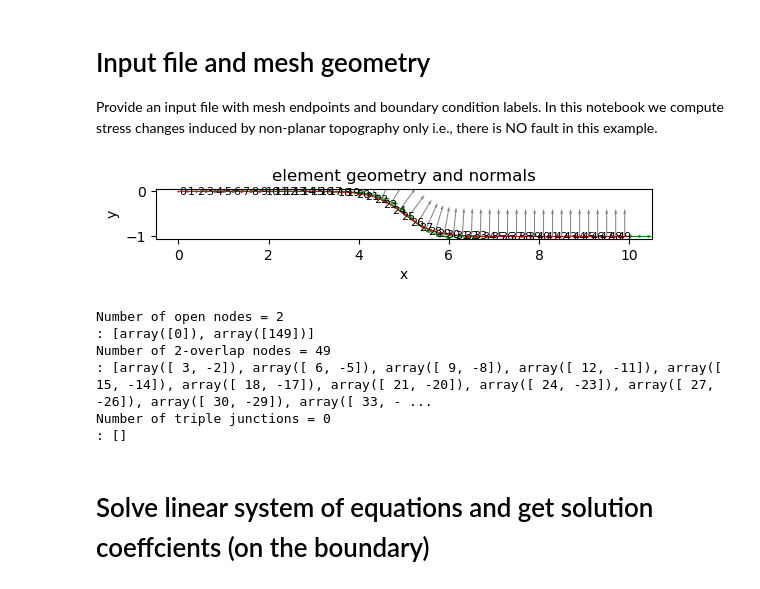
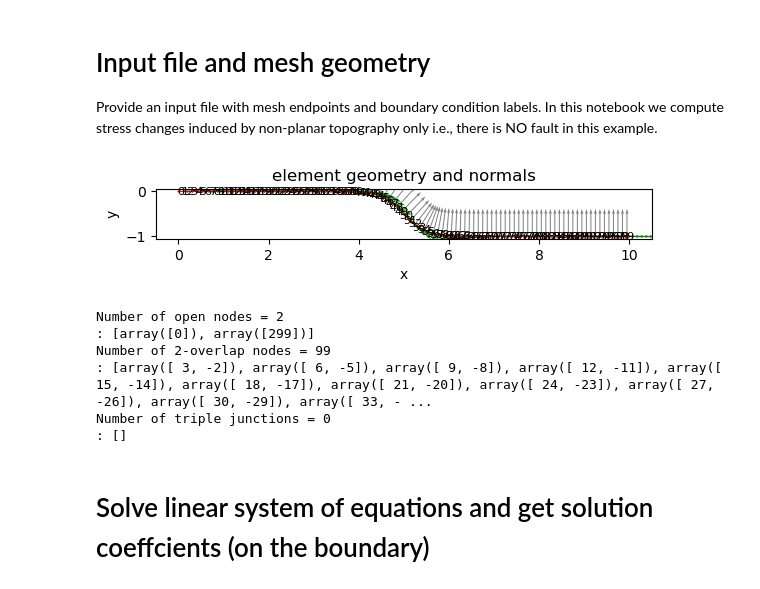
Before and after one commit to mallickrishg/landslides, a Jupyter notebook: bem/python/example_topographic_stress.ipynb, the cells around one changed output. Saved outputs shown, nothing was run; the diff lists cells and outputs as text; code cells hidden in the pictures.

```diff
--- a/bem/python/example_topographic_stress.ipynb
+++ b/bem/python/example_topographic_stress.ipynb
@@ -79,40 +79,40 @@ def kernel_constructor(
 Provide an input file with mesh endpoints and boundary condition labels. In this notebook we compute stress changes induced by non-planar topography only i.e., there is NO fault in this example.
 # %%
 Lscale = 10
-npts = 51
+npts = 101
 
 xvals = np.linspace(0, Lscale, npts)
-yvals = logistic(xvals, L=-1, k=3, x0=Lscale / 2)
+yvals = logistic(xvals, L=-1, k=4, x0=Lscale / 2)
 
 x1 = xvals[0:-1]
 x2 = xvals[1:]
 y1 = yvals[0:-1]
 y2 = yvals[1:]
 # BCtype = np.array(["t_global" * (npts)])
 BCtype = np.array([f"t_global" for i in range(npts - 1)])
 
 # Elastic parameters and lithostatic effects
-mu = 30  # in GPa
+mu = 5  # in GPa
 nu = 0.25  # Poisson's ratio
-rho = 2.600  # normally in kg/m^3 but divide by 1e3 so that rho*g*y is in MPa (note y is in km)
+rho = 5  # normally in kg/m^3 but divide by 1e3 so that rho*g*y is in MPa (note y is in km) - rho*g/mu
 ydatum = 0  # provide a datum in km
 # construct mesh
 els = bemcs.initialize_els()
 stride = 6
 
 els.x1 = x1
 els.y1 = y1
 els.x2 = x2
 els.y2 = y2
 
 bemcs.standardize_els_geometry(els, reorder=True)
 # compute topographic load
-BCval = rho * 9.8 * (els.y_centers - ydatum)
+BCval = rho * (els.y_centers - ydatum)
 
 n_els = len(els.x1)
 bemcs.plot_els_geometry(els)
 # %% [output]
-[figure, old version]
+[figure, new version]
 # %%
 index_open, index_overlap, index_triple = bemcs.label_nodes(els)
 N_c = 2 * n_els  # central node equations
@@ -170,8 +170,8 @@ matrix_system_c[0::2, :] = kerneleval_x
 matrix_system_c[1::2, :] = kerneleval_y
 # %% [output]
 Number of open nodes = 2
-: [array([0]), array([149])]
-Number of 2-overlap nodes = 49
+: [array([0]), array([299])]
+Number of 2-overlap nodes = 99
 : [array([ 3, -2]), array([ 6, -5]), array([ 9, -8]), array([ 12, -11]), array([ 15, -14]), array([ 18, -17]), array([ 21, -20]), array([ 24, -23]), array([ 27, -26]), array([ 30, -29]), array([ 33, - ...
 Number of triple junctions = 0
 : []
```
Also changed, not shown: parts of 3 cells of this notebook.
